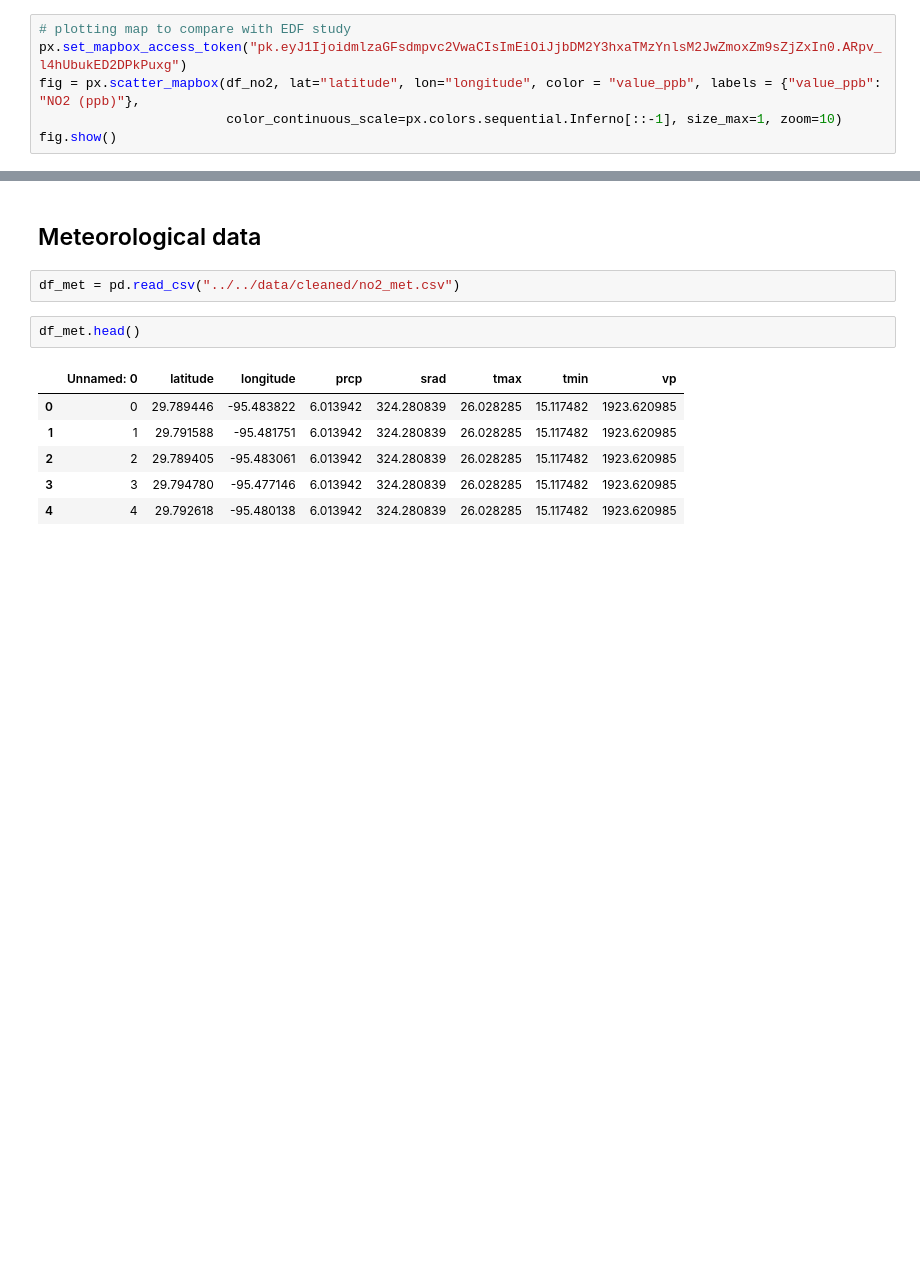
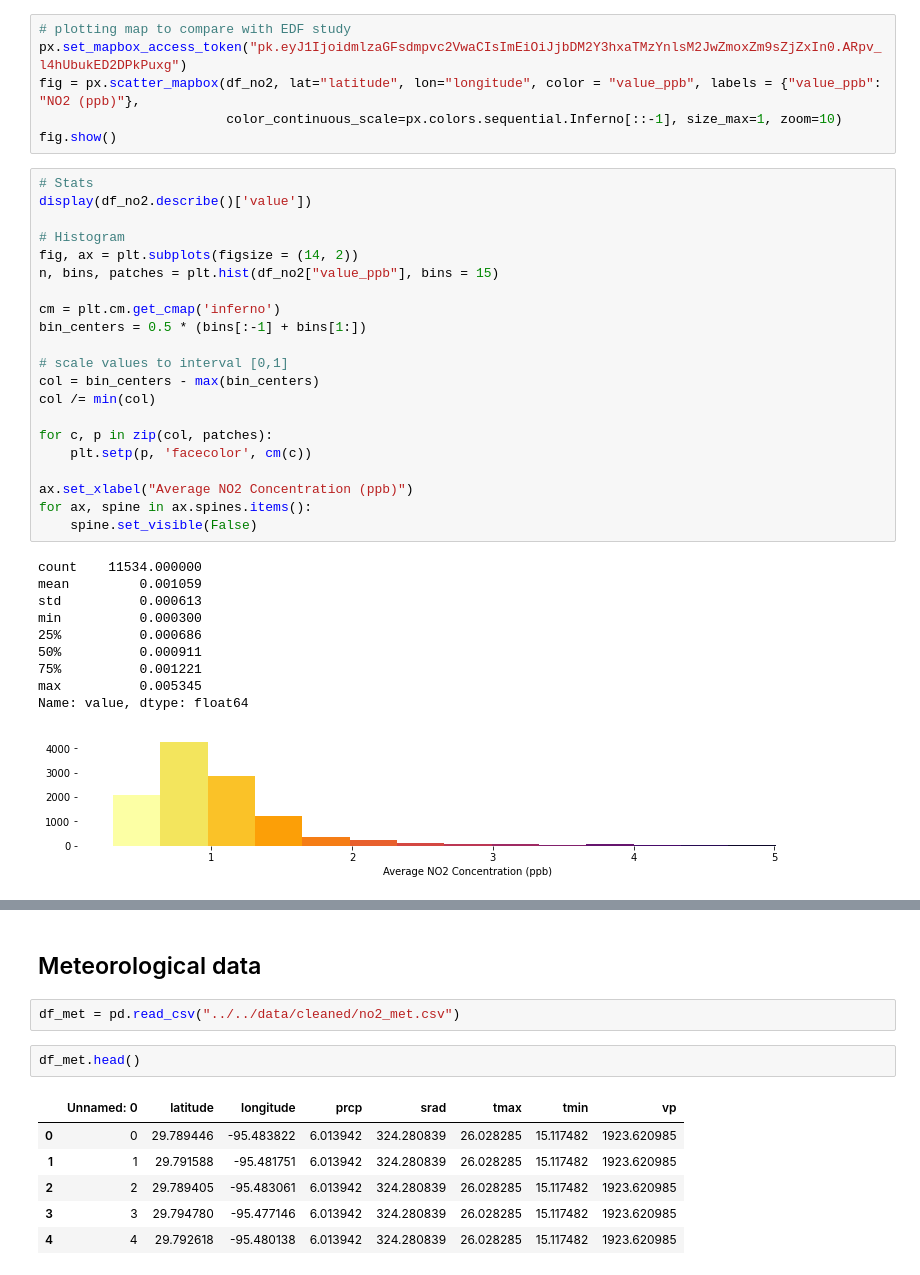
Before and after one commit to v4vigtory/Hyperlocal-Air-Quality-Prediction-in-Houston-neighborhoods, a Jupyter notebook: notebooks/eda/eda_no2_met.ipynb, the cells around one changed output, grey strips where cells are left out. Drawn from its saved outputs; the diff is of its cells as text; blank space fills up the shorter version.

```diff
--- a/notebooks/eda/eda_no2_met.ipynb
+++ b/notebooks/eda/eda_no2_met.ipynb
@@ -48,3 +48,35 @@ px.set_mapbox_access_token("pk.eyJ1IjoidmlzaGFsdmpvc2VwaCIsImEiOiJjbDM2Y3hxaTMzY
 fig = px.scatter_mapbox(df_no2, lat="latitude", lon="longitude", color = "value_ppb", labels = {"value_ppb": "NO2 (ppb)"},
                         color_continuous_scale=px.colors.sequential.Inferno[::-1], size_max=1, zoom=10)
 fig.show()
+# %%
+# Stats
+display(df_no2.describe()['value'])
+
+# Histogram
+fig, ax = plt.subplots(figsize = (14, 2))
+n, bins, patches = plt.hist(df_no2["value_ppb"], bins = 15)
+
+cm = plt.cm.get_cmap('inferno')
+bin_centers = 0.5 * (bins[:-1] + bins[1:])
+
+# scale values to interval [0,1]
+col = bin_centers - max(bin_centers)
+col /= min(col)
+
+for c, p in zip(col, patches):
+    plt.setp(p, 'facecolor', cm(c))
+
+ax.set_xlabel("Average NO2 Concentration (ppb)")
+for ax, spine in ax.spines.items():
+    spine.set_visible(False)
+# %% [output]
+count    11534.000000
+mean         0.001059
+std          0.000613
+min          0.000300
+25%          0.000686
+50%          0.000911
+75%          0.001221
+max          0.005345
+Name: value, dtype: float64
+[figure, added]
```
Also changed, not shown: parts of 5 cells of this notebook.
